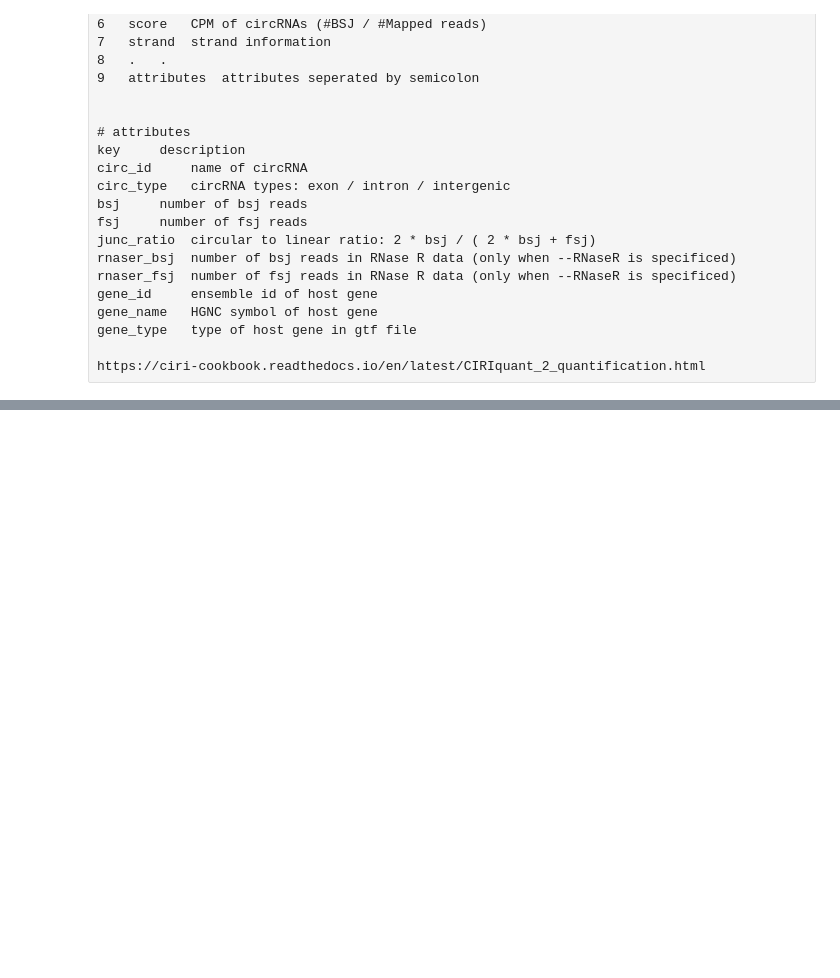
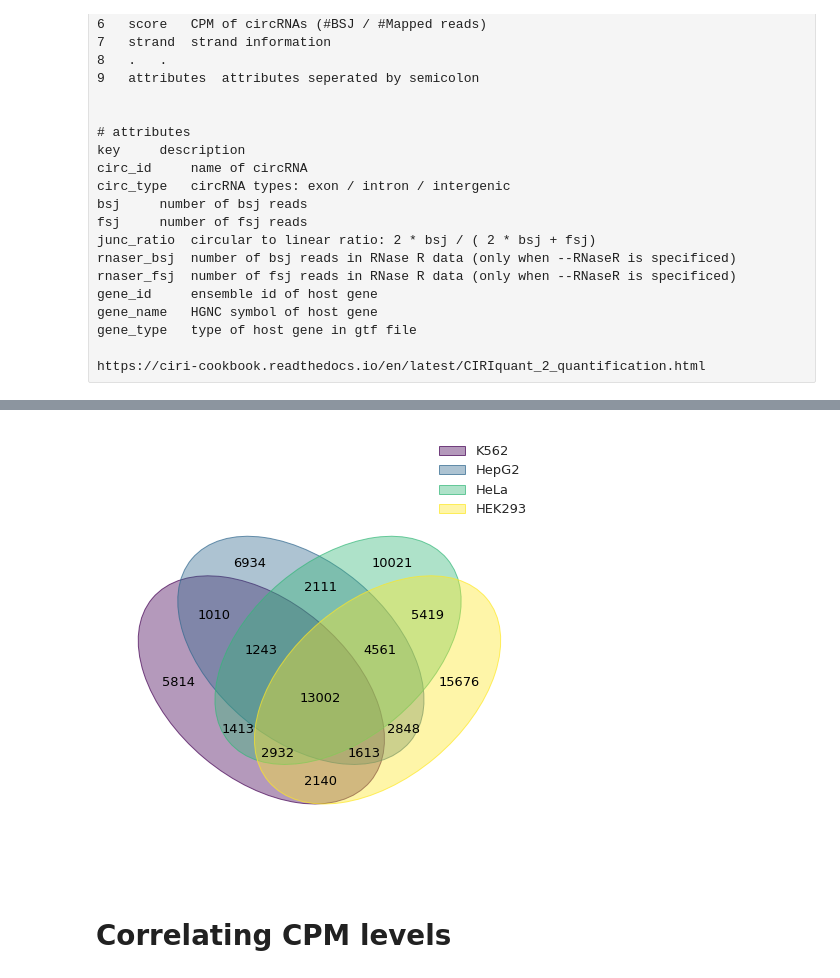
Before and after one commit to algaebrown/circSTAMP_pipe, a Jupyter notebook: notebook/5_ciriquant_output-iter7-and-12_cell_line.ipynb, the cells around one changed output, grey strips where cells are left out. Saved outputs shown, nothing was run; the diff lists cells and outputs as text; code cells hidden in the pictures; blank space fills up the shorter version.

```diff
--- a/notebook/5_ciriquant_output-iter7-and-12_cell_line.ipynb
+++ b/notebook/5_ciriquant_output-iter7-and-12_cell_line.ipynb
@@ -224,0 +178,8 @@ total_stat.plot.scatter(x = '##Mapped_Reads', y = 'Uniquely mapped reads number'
+# %%
+from venn import venn
+venn(circname_reproducible)
+plt.savefig(figdir / '5_venn_4cellline.pdf')
+# %% [output]
+[figure, added]
+# %% [markdown]
+# Correlating CPM levels
```
Also changed, not shown: parts of 71 cells of this notebook, 1 other file.
